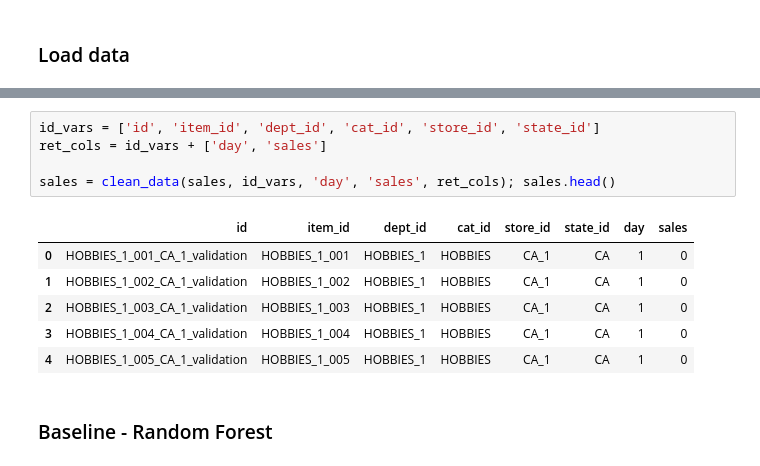
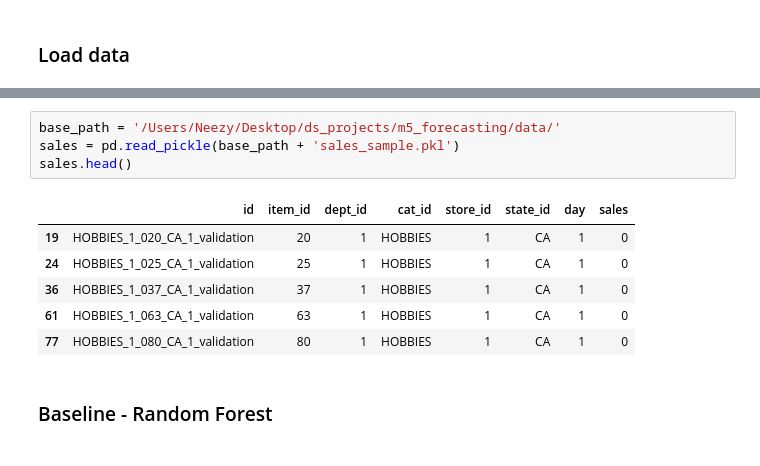
Before and after one commit to NoeFischer/m5_forecasting, a Jupyter notebook: notebooks/1_baseline.ipynb, the cells around one changed output, grey strips where cells are left out. Cells and saved outputs as stored; diff of their text form.

```diff
--- a/notebooks/1_baseline.ipynb
+++ b/notebooks/1_baseline.ipynb
@@ -38,15 +17,14 @@ sales.head()
-# %%
-id_vars = ['id', 'item_id', 'dept_id', 'cat_id', 'store_id', 'state_id']
-ret_cols = id_vars + ['day', 'sales']
-
-sales = clean_data(sales, id_vars, 'day', 'sales', ret_cols); sales.head()
-# %% [output]
-|  | id | item_id | dept_id | cat_id | store_id | state_id | day | sales |
-| 0 | HOBBIES_1_001_CA_1_validation | HOBBIES_1_001 | HOBBIES_1 | HOBBIES | CA_1 | CA | 1 | 0 |
-| 1 | HOBBIES_1_002_CA_1_validation | HOBBIES_1_002 | HOBBIES_1 | HOBBIES | CA_1 | CA | 1 | 0 |
-| 2 | HOBBIES_1_003_CA_1_validation | HOBBIES_1_003 | HOBBIES_1 | HOBBIES | CA_1 | CA | 1 | 0 |
-| 3 | HOBBIES_1_004_CA_1_validation | HOBBIES_1_004 | HOBBIES_1 | HOBBIES | CA_1 | CA | 1 | 0 |
-| 4 | HOBBIES_1_005_CA_1_validation | HOBBIES_1_005 | HOBBIES_1 | HOBBIES | CA_1 | CA | 1 | 0 |
+# %%
+base_path = '/Users/Neezy/Desktop/ds_projects/m5_forecasting/data/'
+sales = pd.read_pickle(base_path + 'sales_sample.pkl')
+sales.head()
+# %% [output]
+|  | id | item_id | dept_id | cat_id | store_id | state_id | day | sales |
+| 19 | HOBBIES_1_020_CA_1_validation | 20 | 1 | HOBBIES | 1 | CA | 1 | 0 |
+| 24 | HOBBIES_1_025_CA_1_validation | 25 | 1 | HOBBIES | 1 | CA | 1 | 0 |
+| 36 | HOBBIES_1_037_CA_1_validation | 37 | 1 | HOBBIES | 1 | CA | 1 | 0 |
+| 61 | HOBBIES_1_063_CA_1_validation | 63 | 1 | HOBBIES | 1 | CA | 1 | 0 |
+| 77 | HOBBIES_1_080_CA_1_validation | 80 | 1 | HOBBIES | 1 | CA | 1 | 0 |
 # %% [markdown]
 ### Baseline - Random Forest
 # %% [markdown]
```
Also changed, not shown: parts of 17 cells of this notebook, 4 other files.
